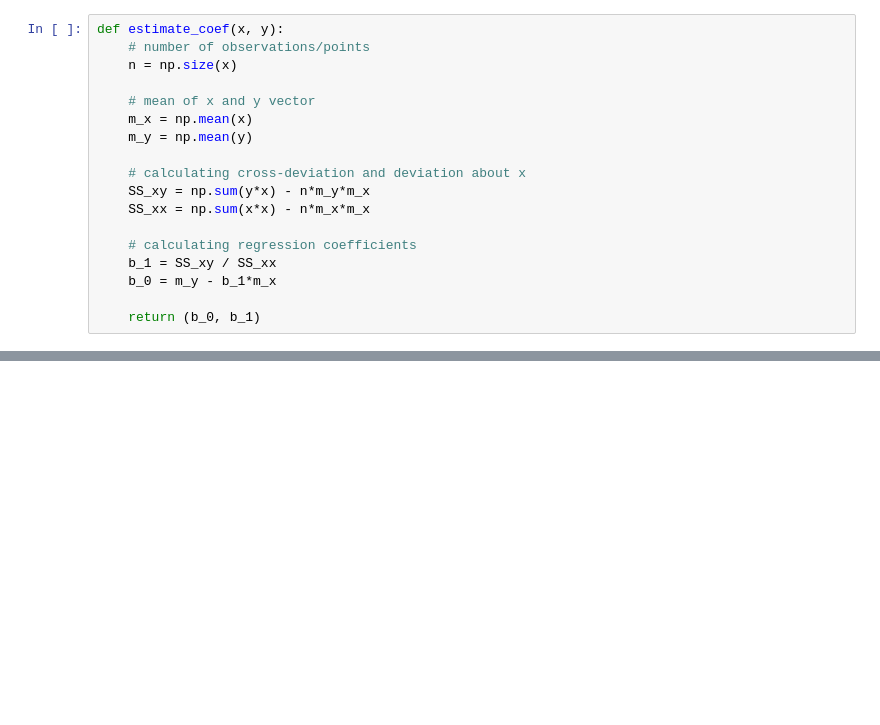
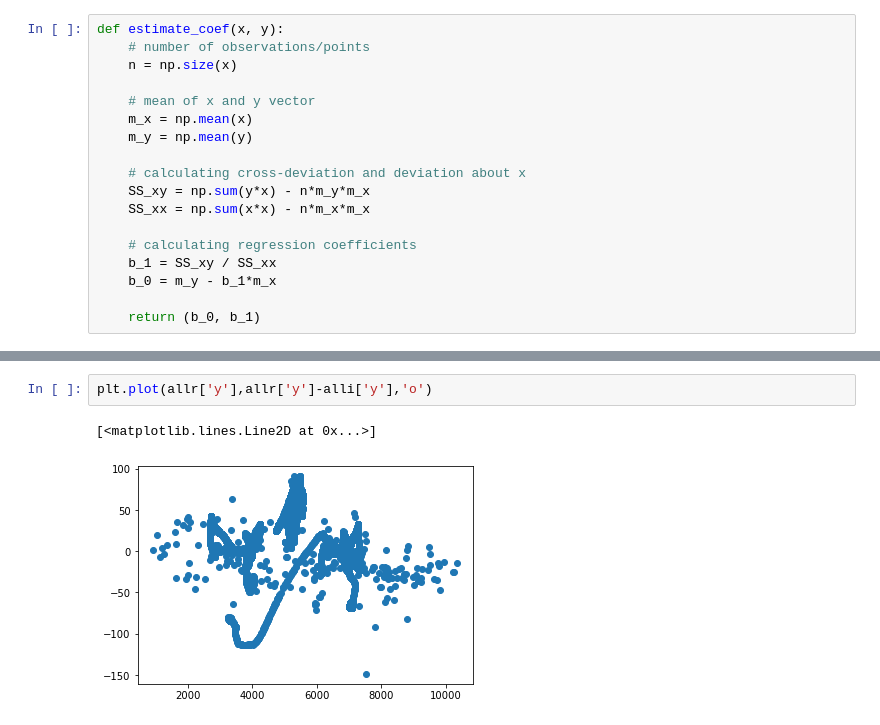
Before and after one commit to AllenInstitute/atlas_helper_tools, a Jupyter notebook: fmost_atlas_annotation/Validate HUST Resample Code Output.ipynb, the cells around one changed output, grey strips where cells are left out. Drawn from its saved outputs; the diff is of its cells as text; blank space fills up the shorter version.

```diff
--- a/fmost_atlas_annotation/Validate HUST Resample Code Output.ipynb
+++ b/fmost_atlas_annotation/Validate HUST Resample Code Output.ipynb
@@ -153,0 +173,5 @@ estimate_coef(rdf['z'],idf['z'])
+# %%
+plt.plot(allr['y'],allr['y']-alli['y'],'o')
+# %% [output]
+[<matplotlib.lines.Line2D at 0x...>]
+[figure, added]
```
Also changed, not shown: parts of 17 cells of this notebook, 6 other files.
